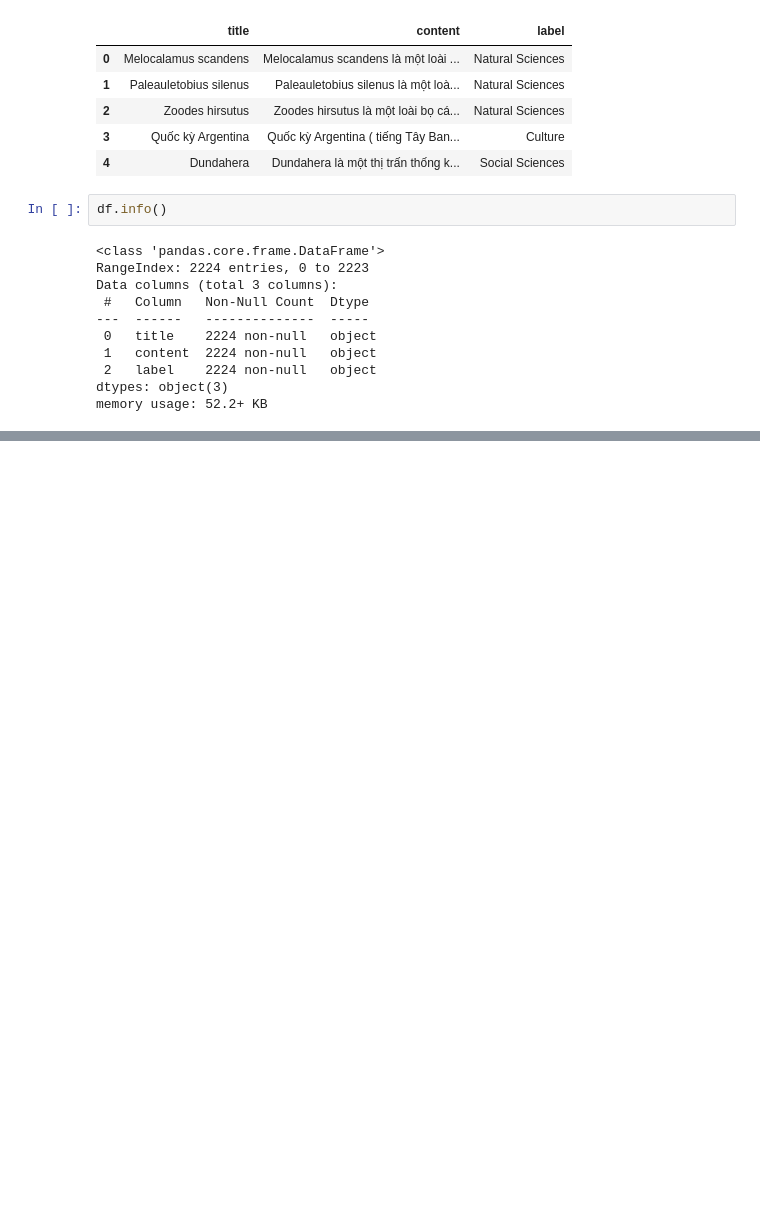
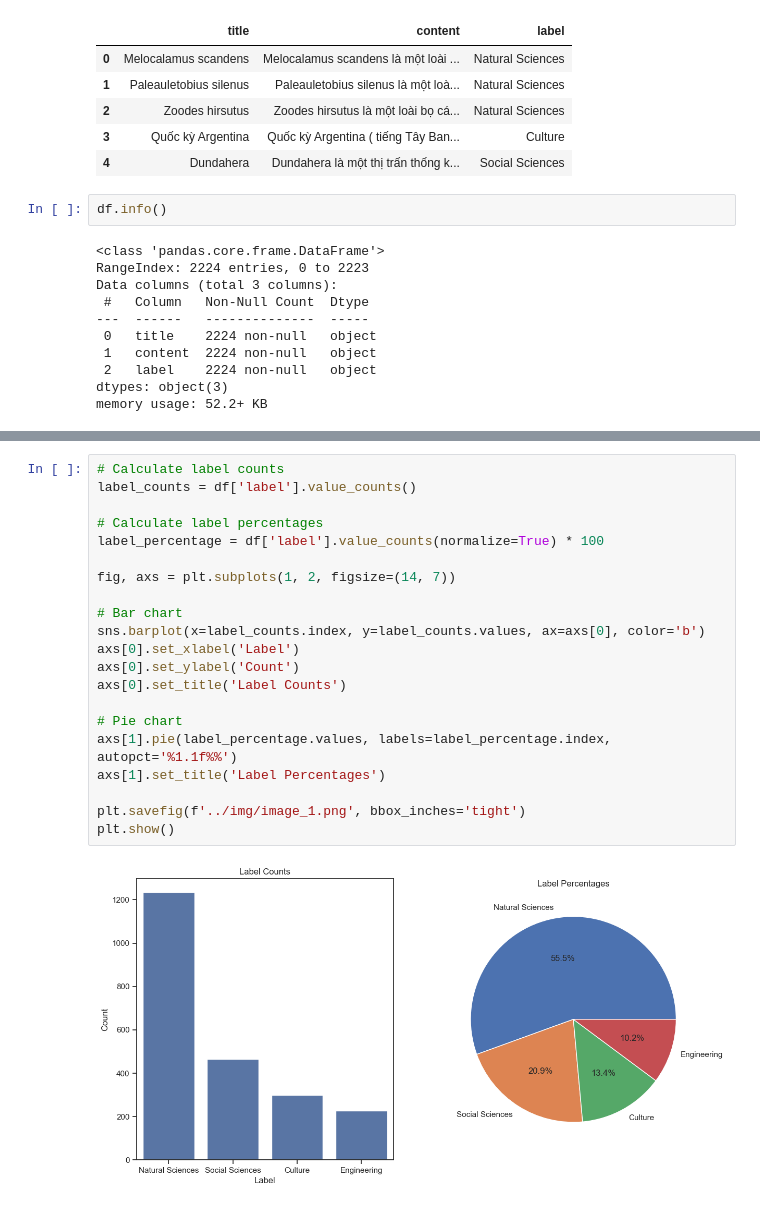
Before and after one commit to Duonn512/Wikipedia-Category-Classification, a Jupyter notebook: notebooks/data_exploration.ipynb, the cells around one changed output, grey strips where cells are left out. Drawn from its saved outputs; the diff is of its cells as text; blank space fills up the shorter version.

```diff
--- a/notebooks/data_exploration.ipynb
+++ b/notebooks/data_exploration.ipynb
@@ -65,0 +99,23 @@ df.head(10)
+# %%
+# Calculate label counts
+label_counts = df['label'].value_counts()
+
+# Calculate label percentages
+label_percentage = df['label'].value_counts(normalize=True) * 100
+
+fig, axs = plt.subplots(1, 2, figsize=(14, 7))
+
+# Bar chart
+sns.barplot(x=label_counts.index, y=label_counts.values, ax=axs[0], color='b')
+axs[0].set_xlabel('Label')
+axs[0].set_ylabel('Count')
+axs[0].set_title('Label Counts')
+
+# Pie chart
+axs[1].pie(label_percentage.values, labels=label_percentage.index, autopct='%1.1f%%')
+axs[1].set_title('Label Percentages')
+
+plt.savefig(f'../img/image_1.png', bbox_inches='tight')
+plt.show()
+# %% [output]
+[figure, added]
```
Also changed, not shown: parts of 24 cells of this notebook, 12 other files.
